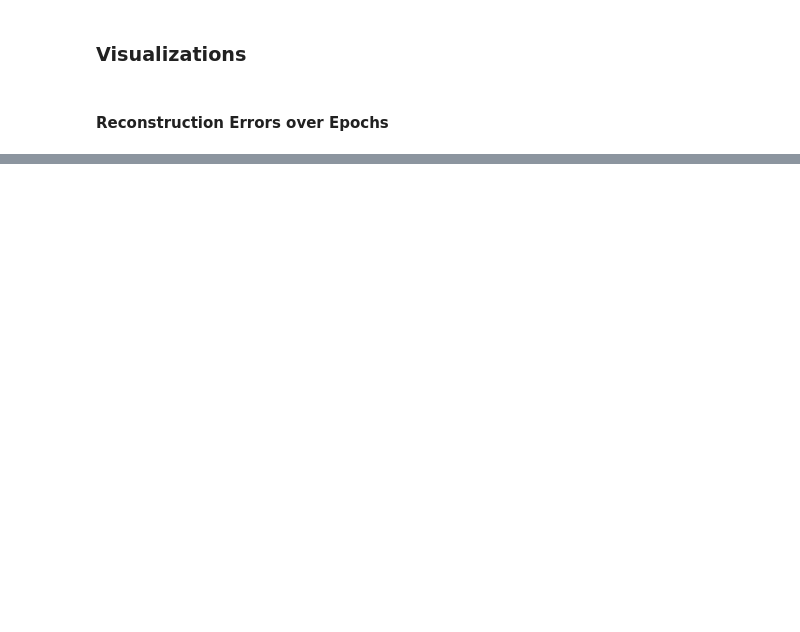
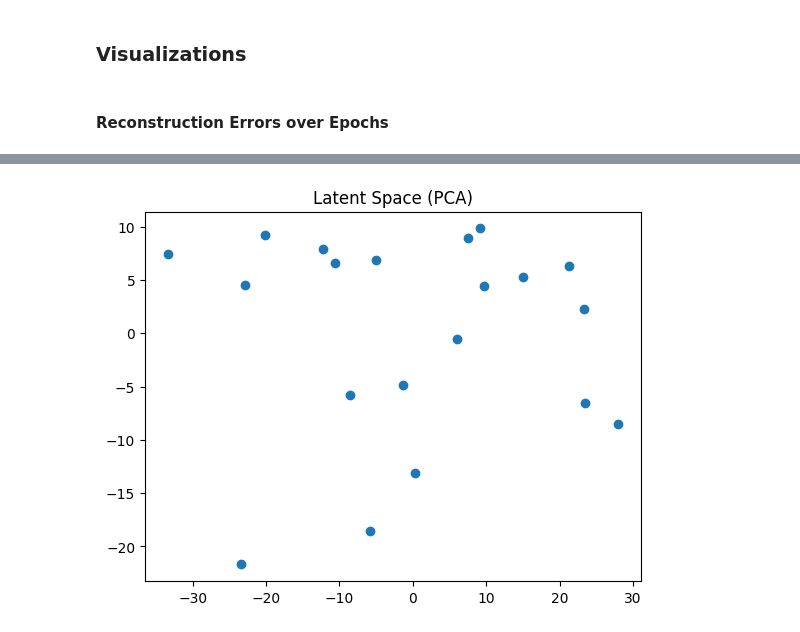
Before and after one commit to KhopSun/DatingApp_Autoencoder, a Jupyter notebook: DatingApp_AutoencoderPyTorch.ipynb, the cells around one changed output, grey strips where cells are left out. Drawn from its saved outputs; the diff is of its cells as text; code cells hidden in the pictures; blank space fills up the shorter version.

```diff
--- a/DatingApp_AutoencoderPyTorch.ipynb
+++ b/DatingApp_AutoencoderPyTorch.ipynb
@@ -188,0 +217,11 @@ plt.show()
+# %%
+from sklearn.decomposition import PCA
+
+pca = PCA(n_components=2)
+pca_embed = pca.fit_transform(latents.numpy())
+
+plt.scatter(pca_embed[:, 0], pca_embed[:, 1])
+plt.title("Latent Space (PCA)")
+plt.show()
+# %% [output]
+[figure, added]
```
Also changed, not shown: parts of 5 cells of this notebook.
